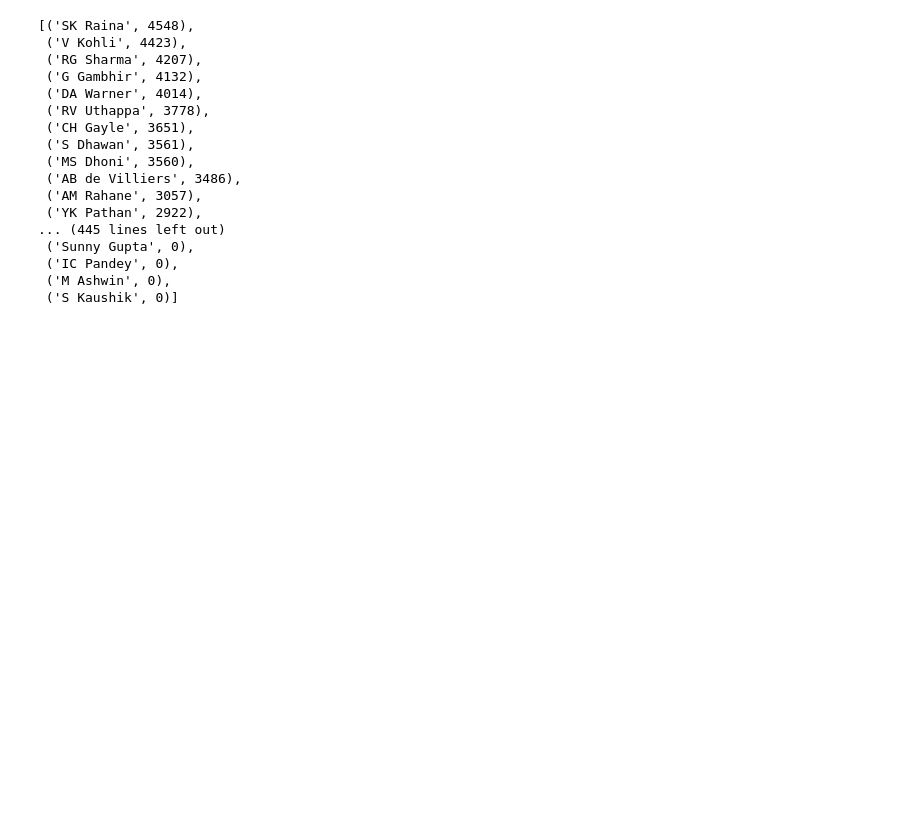
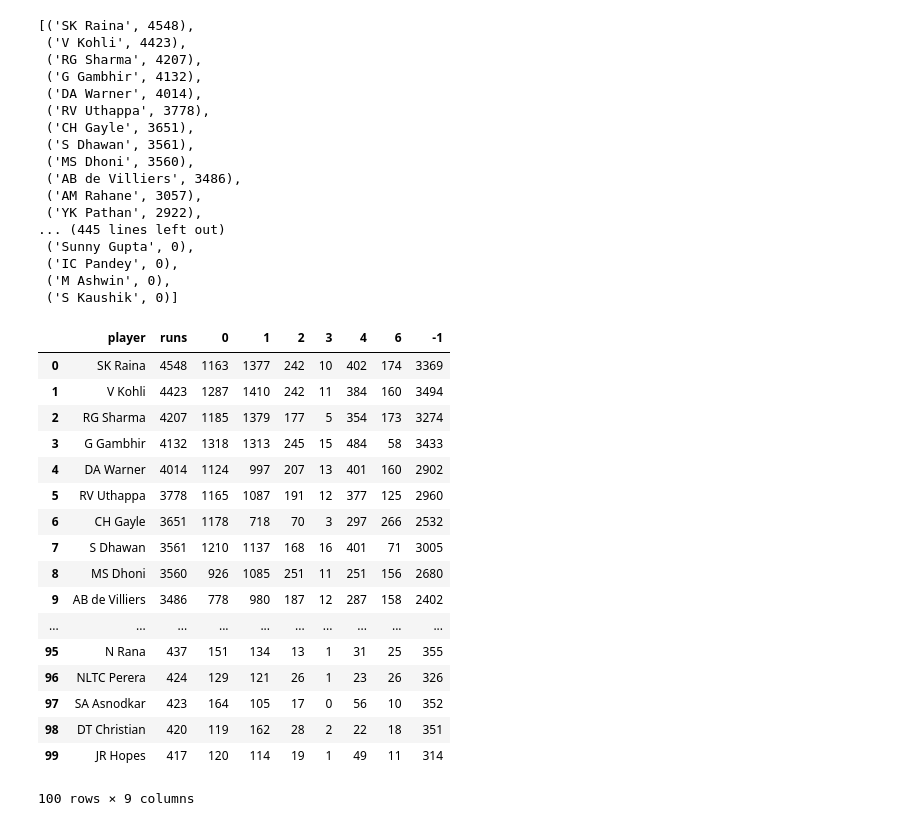
Before and after one commit to INFO-4602-5602/spring-2018-final-projects-chicagorides, a Jupyter notebook: NEWDATA/data - preprocessing.ipynb, the cells around one changed output. Cells and saved outputs as stored; diff of their text form; code cells hidden in the pictures; blank space fills up the shorter version.

```diff
--- a/NEWDATA/data - preprocessing.ipynb
+++ b/NEWDATA/data - preprocessing.ipynb
@@ -91,3 +134,26 @@ sorted(player.items(), key=lambda x:x[1],reverse=True)
  ('IC Pandey', 0),
  ('M Ashwin', 0),
  ('S Kaushik', 0)]
+# %%
+test = pd.read_csv("batsmanruns.csv")
+# %%
+test.head(100)
+# %% [output]
+|  | player | runs | 0 | 1 | 2 | 3 | 4 | 6 | -1 |
+| 0 | SK Raina | 4548 | 1163 | 1377 | 242 | 10 | 402 | 174 | 3369 |
+| 1 | V Kohli | 4423 | 1287 | 1410 | 242 | 11 | 384 | 160 | 3494 |
+| 2 | RG Sharma | 4207 | 1185 | 1379 | 177 | 5 | 354 | 173 | 3274 |
+| 3 | G Gambhir | 4132 | 1318 | 1313 | 245 | 15 | 484 | 58 | 3433 |
+| 4 | DA Warner | 4014 | 1124 | 997 | 207 | 13 | 401 | 160 | 2902 |
+| 5 | RV Uthappa | 3778 | 1165 | 1087 | 191 | 12 | 377 | 125 | 2960 |
+| 6 | CH Gayle | 3651 | 1178 | 718 | 70 | 3 | 297 | 266 | 2532 |
+| 7 | S Dhawan | 3561 | 1210 | 1137 | 168 | 16 | 401 | 71 | 3005 |
+| 8 | MS Dhoni | 3560 | 926 | 1085 | 251 | 11 | 251 | 156 | 2680 |
+| 9 | AB de Villiers | 3486 | 778 | 980 | 187 | 12 | 287 | 158 | 2402 |
+| ... | ... | ... | ... | ... | ... | ... | ... | ... | ... |
+| 95 | N Rana | 437 | 151 | 134 | 13 | 1 | 31 | 25 | 355 |
+| 96 | NLTC Perera | 424 | 129 | 121 | 26 | 1 | 23 | 26 | 326 |
+| 97 | SA Asnodkar | 423 | 164 | 105 | 17 | 0 | 56 | 10 | 352 |
+| 98 | DT Christian | 420 | 119 | 162 | 28 | 2 | 22 | 18 | 351 |
+| 99 | JR Hopes | 417 | 120 | 114 | 19 | 1 | 49 | 11 | 314 |
+100 rows × 9 columns
```
Also changed, not shown: parts of 3 cells of this notebook, 3 other files.
